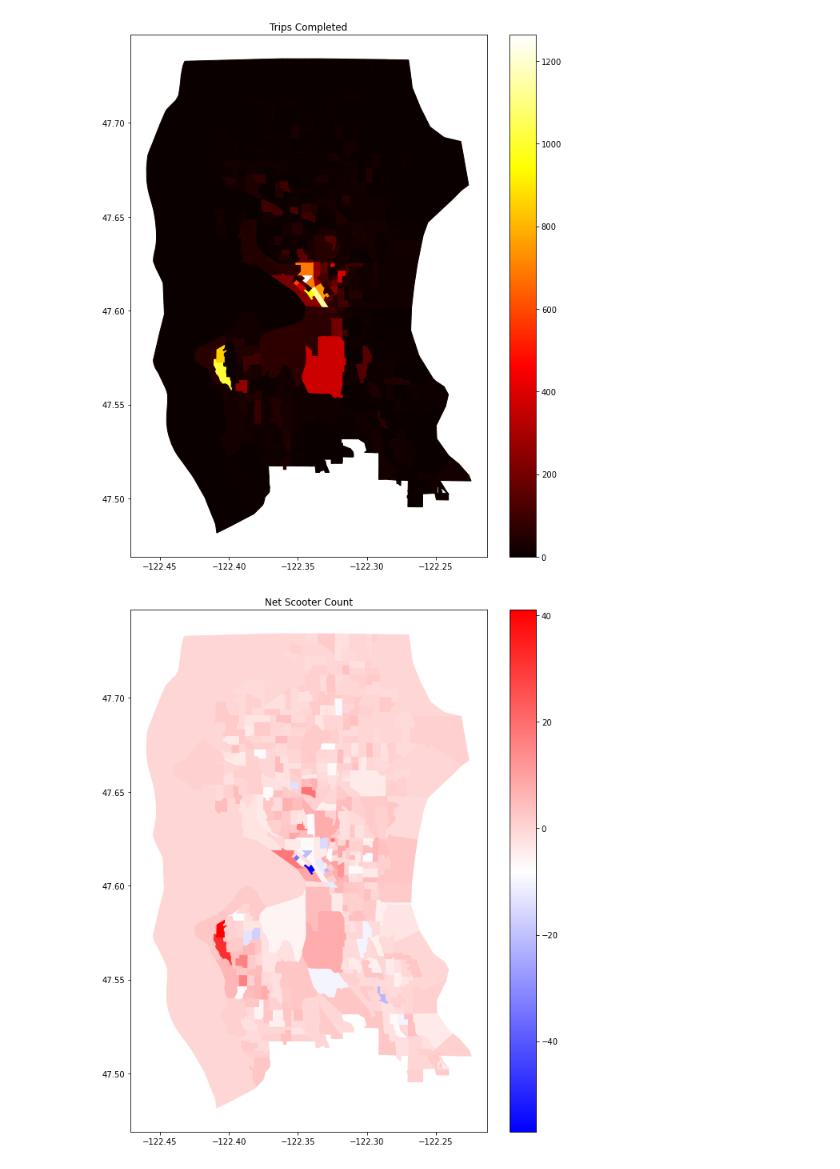
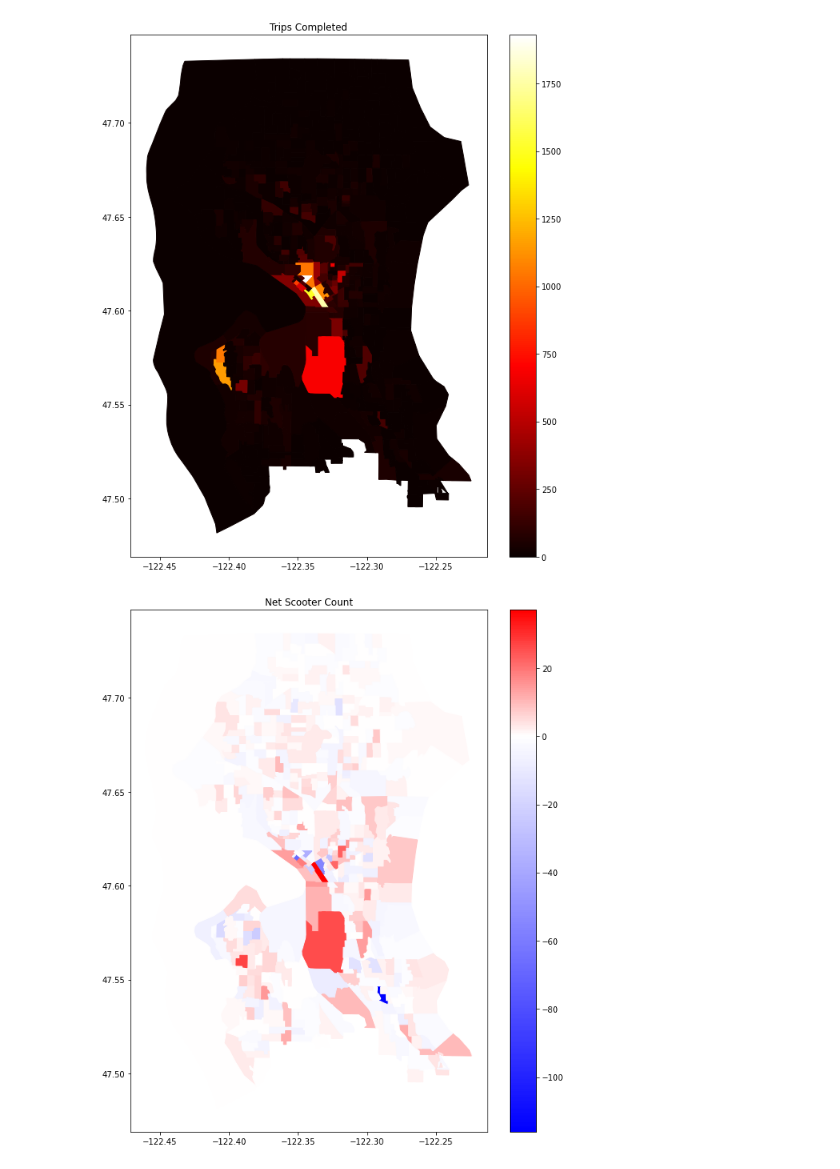
Before and after one commit to evanjfaulkner/DD-Games, a Jupyter notebook: Notebooks/scooter_vis.ipynb, the cells around one changed output. Saved outputs shown, nothing was run; the diff lists cells and outputs as text; code cells hidden in the pictures.

```diff
--- a/Notebooks/scooter_vis.ipynb
+++ b/Notebooks/scooter_vis.ipynb
@@ -1,7 +1,6 @@
 # %%
 import numpy as np
 import pandas as pd
-from pandas import Panel
 import matplotlib.pyplot as plt
 from matplotlib.colors import LogNorm
 import seaborn as sns
@@ -15,7 +14,7 @@ sys.path.append("../utils/")
 from vis_utils import *
 
 
-trips = pd.read_csv('../data/20210716-19-trips-processed.csv')
+trips = pd.read_csv('../data/20210716-23-scooterdata-trips-processed.csv')
 shp_path = '../data/Census_Block_Groups_2010/Census_Block_Groups_2010.shp'
 sf = shp.Reader(shp_path)
 blocks = read_shapefile(sf)
@@ -31,7 +30,10 @@ titles = ['Trips Initiated','Trips Completed','Net Scooter Count']
 
 for j in range(3):
     cmap = cmaps[j]
-    norm = matplotlib.colors.Normalize(vmin=counts[j].min(), vmax=counts[j].max())
+    if counts[j].min()>=0:
+        norm = matplotlib.colors.Normalize(vmin=counts[j].min(), vmax=counts[j].max())
+    else:
+        norm = matplotlib.colors.TwoSlopeNorm(vmin=counts[j].min(), vcenter=0., vmax=counts[j].max())
     fig,ax = plt.subplots(figsize=(10,12))
     for i in trange(len(blocks)):
         fill_shape(sf,i,ax,color=cmap(norm(counts[j,i])))
@@ -45,5 +47,5 @@ for j in range(3):
-[figure, old version]
+[figure, new version]
-[figure, old version]
+[figure, new version]
 # %%
 starts = trips.block_start.to_numpy()
 ends = trips.block_end.to_numpy()
```
Also changed, not shown: parts of 2 cells of this notebook, 11 other files.
